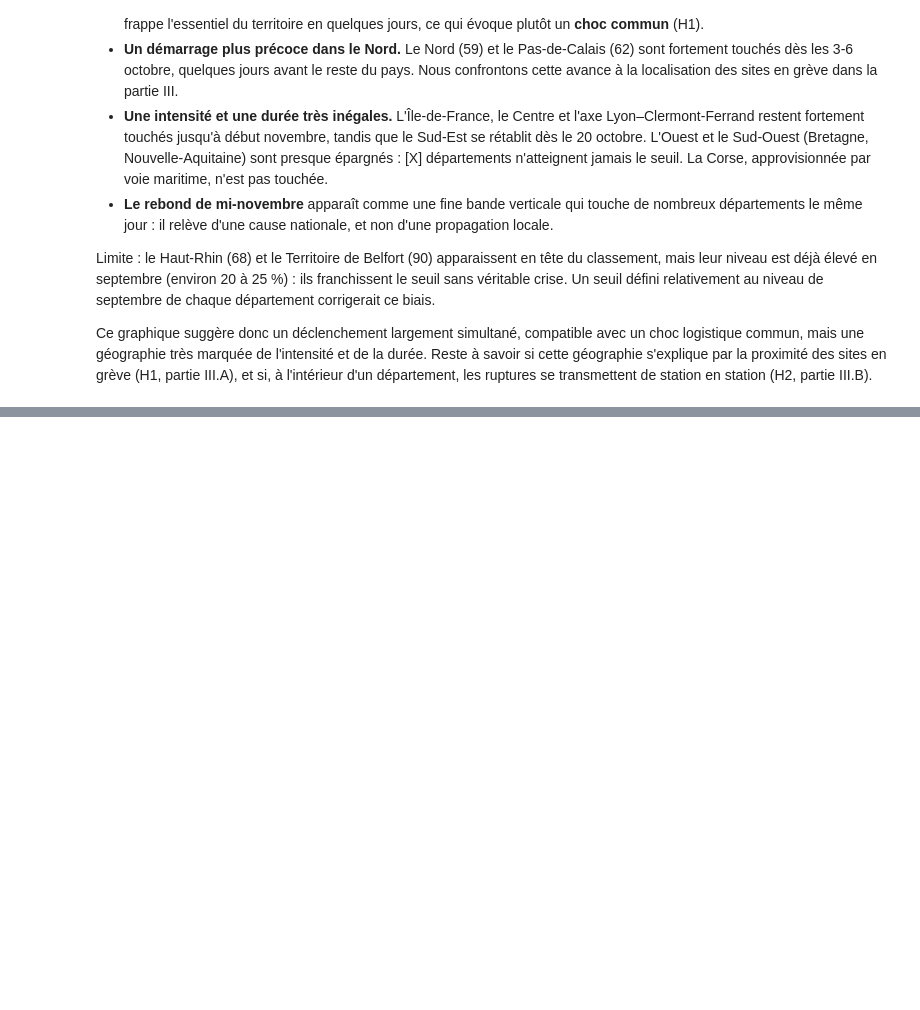
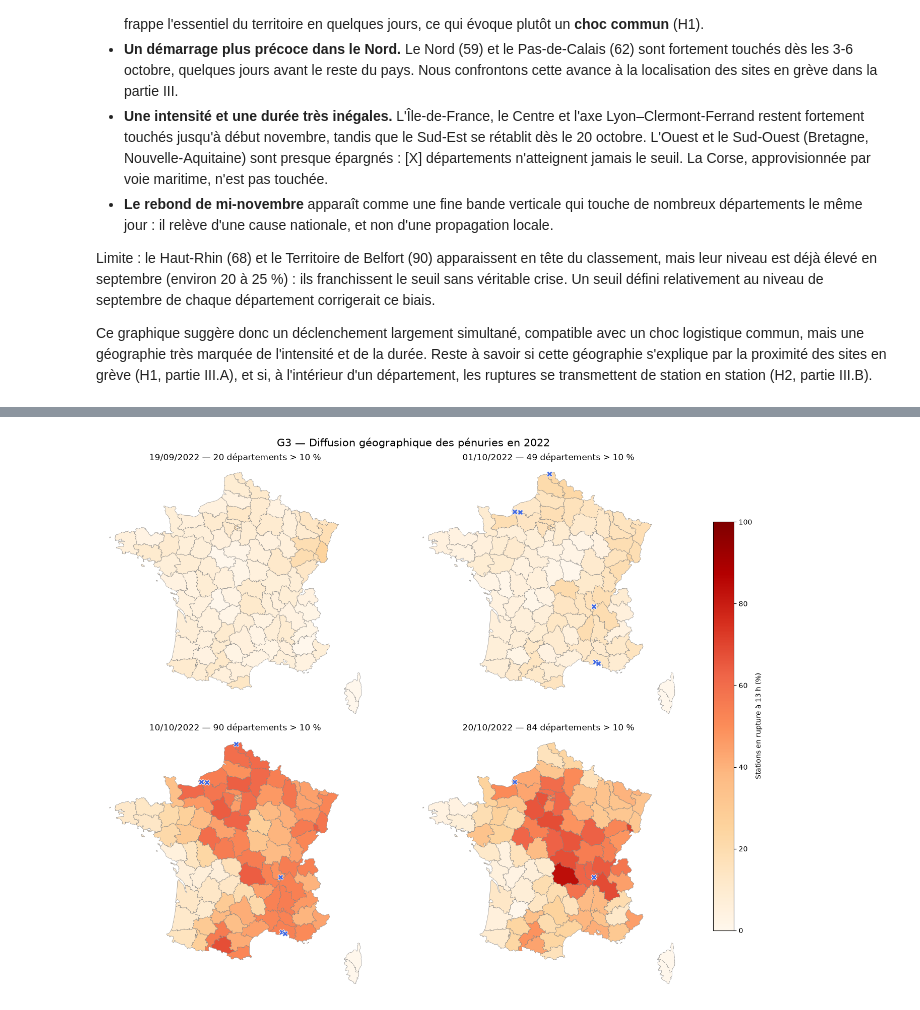
Before and after one commit to sliabes/Projet-python-, a Jupyter notebook: main.ipynb, the cells around one changed output, grey strips where cells are left out. Saved outputs shown, nothing was run; the diff lists cells and outputs as text; code cells hidden in the pictures; blank space fills up the shorter version.

```diff
--- a/main.ipynb
+++ b/main.ipynb
@@ -146,0 +187,17 @@ _Chiffres officiels quotidiens du ministère de la Transition énergétique, pop
+# %%
+# Vérifications élémentaires sur la table commune de Sarah
+stations_geo_h1 = df_stations[["id_station", "departement", "latitude", "longitude"]].copy()
+stations_geo_h1["id_station"] = stations_geo_h1["id_station"].astype(str)
+stations_geo_h1["departement"] = stations_geo_h1["departement"].astype(str).str.zfill(2)
+stations_geo_h1[["latitude", "longitude"]] = stations_geo_h1[["latitude", "longitude"]].astype(float)
+
+print("Stations distinctes :", stations_geo_h1["id_station"].nunique())
+print("Départements distincts :", stations_geo_h1["departement"].nunique())
+print("Coordonnées manquantes :", stations_geo_h1[["latitude", "longitude"]].isna().any(axis=1).sum())
+print("Identifiants de station dupliqués :", stations_geo_h1["id_station"].duplicated().sum())
+
+# Tables facultatives de recoupement (sans dépendance pour H1).
+pop_path = Path("data/traite/populations_2022.csv")
+ministere_path = Path("data/manuel/chiffres_ministere.csv")
+print("Population INSEE disponible localement :", pop_path.exists())
+print("Chiffres du ministère disponibles localement :", ministere_path.exists())
@@ -246,0 +416,49 @@ Ce graphique suggère donc un déclenchement largement simultané, compatible av
+# %%
+import json
+import urllib.request
+import geopandas as gpd
+import matplotlib.pyplot as plt
+from matplotlib.lines import Line2D
+from matplotlib.colors import Normalize
+from matplotlib.cm import ScalarMappable
+
+url_geo_h1 = (
+    "https://raw.githubusercontent.com/gregoiredavid/france-geojson/"
+    "master/departements-version-simplifiee.geojson"
+)
+with urllib.request.urlopen(url_geo_h1, timeout=30) as reponse:
+    geo_h1 = json.load(reponse)
+
+contours_h1 = gpd.GeoDataFrame.from_features(geo_h1["features"], crs="EPSG:4326")
+contours_h1["code"] = contours_h1["code"].astype(str)
+contours_h1 = contours_h1.loc[contours_h1["code"].isin(stations_geo_h1["departement"].unique()), ["code", "geometry"]]
+
+fig, axes = plt.subplots(2, 2, figsize=(14, 11), constrained_layout=True)
+nuancier = "OrRd"
+echelle = Normalize(vmin=0, vmax=100)
+for ax, jour in zip(axes.flat, dates_cartes_h1):
+    valeurs = taux_dep_h1.loc[taux_dep_h1["jour"] == jour, ["departement", "taux_rupture_pct"]]
+    carte = contours_h1.merge(valeurs, left_on="code", right_on="departement", how="left", validate="one_to_one")
+    carte.plot(column="taux_rupture_pct", ax=ax, cmap=nuancier, vmin=0, vmax=100,
+               edgecolor="grey", linewidth=0.4,
+               missing_kwds={"color": "lightgrey"})
+    sites_actifs = sites_h1.loc[
+        (sites_h1["debut_greve"] <= jour) & (sites_h1["fin_greve"] >= jour)
+    ]
+    ax.scatter(sites_actifs["longitude"], sites_actifs["latitude"],
+               marker="X", s=65, color="royalblue", edgecolors="white", linewidths=.6, zorder=5)
+    n_dep = int((valeurs["taux_rupture_pct"] > 10).sum())
+    ax.set_title(f"{jour:%d/%m/%Y} — {n_dep} départements > 10 %")
+    ax.set_xlim(-5.6, 10.0)
+    ax.set_ylim(41.2, 51.4)
+    ax.set_axis_off()
+
+fig.colorbar(ScalarMappable(norm=echelle, cmap=nuancier), ax=axes.ravel().tolist(),
+             shrink=.78, label="Stations en rupture à 13 h (%)")
+fig.suptitle("G3 — Diffusion géographique des pénuries en 2022", fontsize=15)
+
+Path("resultats").mkdir(exist_ok=True)
+fig.savefig("resultats/G3_cartes_diffusion_13h.png", dpi=220, bbox_inches="tight")
+plt.show()
+# %% [output]
+[figure, added]
```
Also changed, not shown: parts of 23 cells of this notebook, 1 other file.
